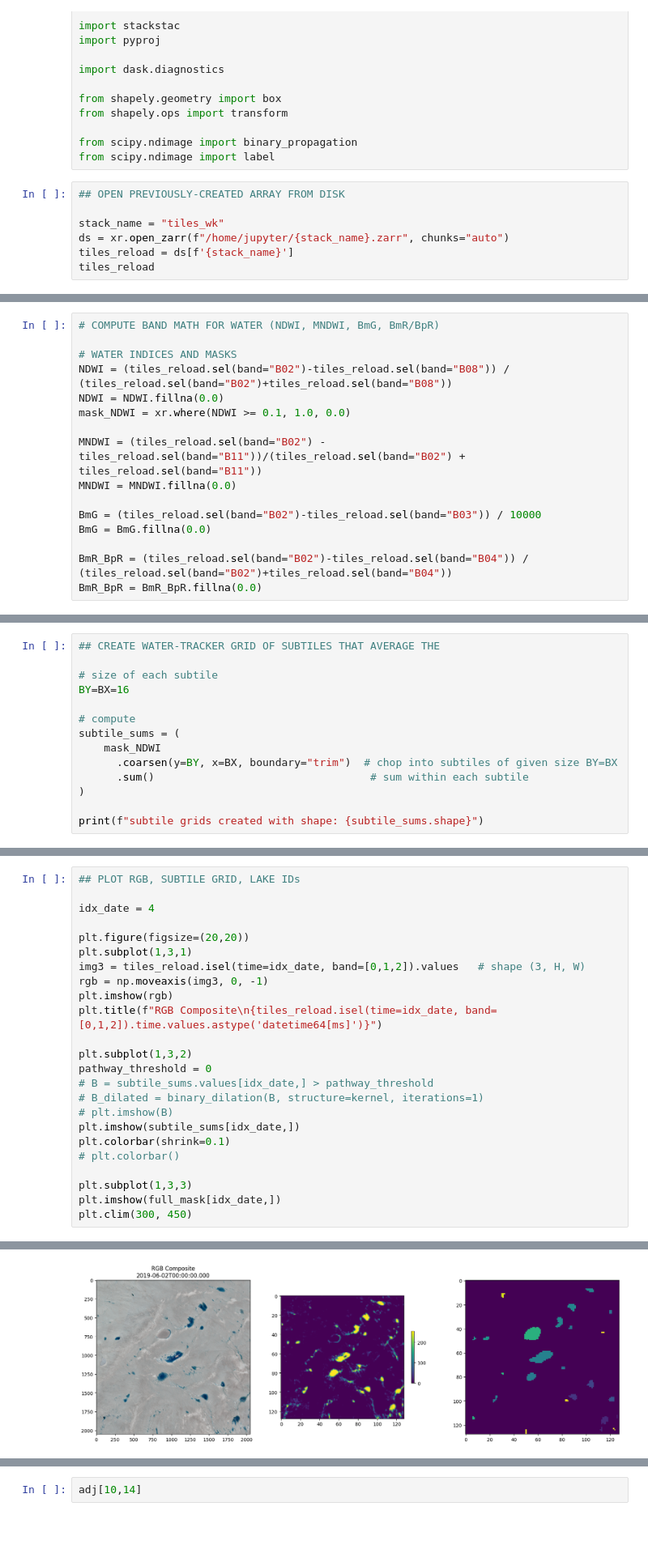
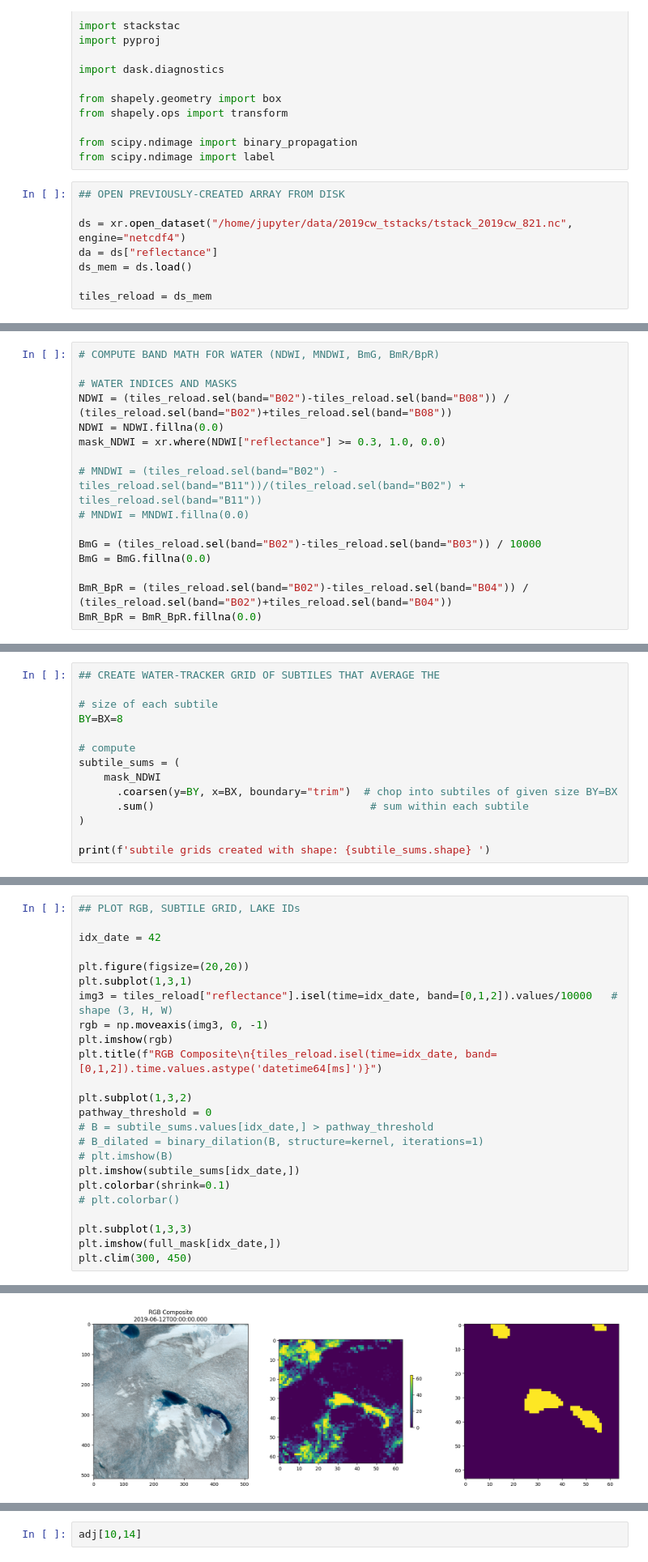
Before and after one commit to YaoGroup/lake-vision, a Jupyter notebook: sandbox/notebooks/lake_connections.ipynb, the cells around one changed output, grey strips where cells are left out. Shown: that part at 81% size. Cells and saved outputs as stored; diff of their text form; blank space fills up the shorter version.

```diff
--- a/sandbox/notebooks/lake_connections.ipynb
+++ b/sandbox/notebooks/lake_connections.ipynb
@@ -34,7 +34,8 @@ from scipy.ndimage import label
 # %%
 ## OPEN PREVIOUSLY-CREATED ARRAY FROM DISK
 
-stack_name = "tiles_wk"
-ds = xr.open_zarr(f"/home/jupyter/{stack_name}.zarr", chunks="auto")
-tiles_reload = ds[f'{stack_name}']
-tiles_reload
+ds = xr.open_dataset("/home/jupyter/data/2019cw_tstacks/tstack_2019cw_821.nc", engine="netcdf4")
+da = ds["reflectance"]
+ds_mem = ds.load()
+
+tiles_reload = ds_mem
@@ -125,10 +45,10 @@ transform :
 # WATER INDICES AND MASKS
 NDWI = (tiles_reload.sel(band="B02")-tiles_reload.sel(band="B08")) / (tiles_reload.sel(band="B02")+tiles_reload.sel(band="B08"))
 NDWI = NDWI.fillna(0.0)
-mask_NDWI = xr.where(NDWI >= 0.1, 1.0, 0.0)
+mask_NDWI = xr.where(NDWI["reflectance"] >= 0.3, 1.0, 0.0)
 
-MNDWI = (tiles_reload.sel(band="B02") - tiles_reload.sel(band="B11"))/(tiles_reload.sel(band="B02") + tiles_reload.sel(band="B11"))
-MNDWI = MNDWI.fillna(0.0)
+# MNDWI = (tiles_reload.sel(band="B02") - tiles_reload.sel(band="B11"))/(tiles_reload.sel(band="B02") + tiles_reload.sel(band="B11"))
+# MNDWI = MNDWI.fillna(0.0)
 
 BmG = (tiles_reload.sel(band="B02")-tiles_reload.sel(band="B03")) / 10000
 BmG = BmG.fillna(0.0)
@@ -139,7 +74,7 @@ BmR_BpR = BmR_BpR.fillna(0.0)
 ## CREATE WATER-TRACKER GRID OF SUBTILES THAT AVERAGE THE
 
 # size of each subtile
-BY=BX=16
+BY=BX=8
 
 # compute
 subtile_sums = (
@@ -148,5 +83,5 @@ subtile_sums = (
       .sum()                                  # sum within each subtile
 )
 
-print(f"subtile grids created with shape: {subtile_sums.shape}")
+print(f'subtile grids created with shape: {subtile_sums.shape} ')
 # %% [output]
@@ -212,11 +146,11 @@ lake numbers in the current scene: [  9  10  26 312 317 318 323 331 338 354 355
 # %%
 ## PLOT RGB, SUBTILE GRID, LAKE IDs
 
-idx_date = 4
+idx_date = 42
 
 plt.figure(figsize=(20,20))
 plt.subplot(1,3,1)
-img3 = tiles_reload.isel(time=idx_date, band=[0,1,2]).values   # shape (3, H, W)
+img3 = tiles_reload["reflectance"].isel(time=idx_date, band=[0,1,2]).values/10000   # shape (3, H, W)
 rgb = np.moveaxis(img3, 0, -1)
 plt.imshow(rgb)
 plt.title(f"RGB Composite\n{tiles_reload.isel(time=idx_date, band=[0,1,2]).time.values.astype('datetime64[ms]')}")
@@ -237,4 +172,4 @@ plt.clim(300, 450)
-[figure, old version]
+[figure, new version]
 # %%
 lbl = full_mask[idx_date,]
 
```
Also changed, not shown: parts of 13 cells of this notebook, 4 other files.
